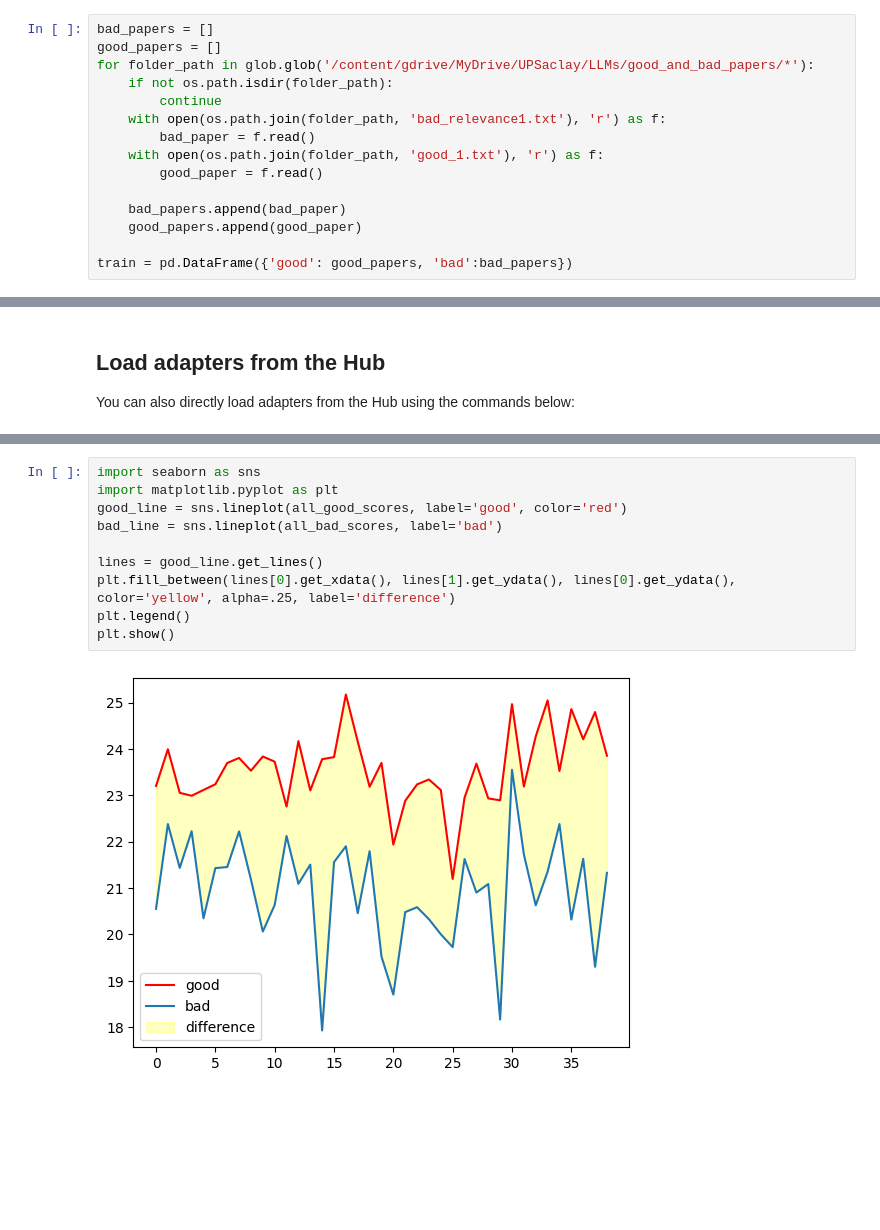
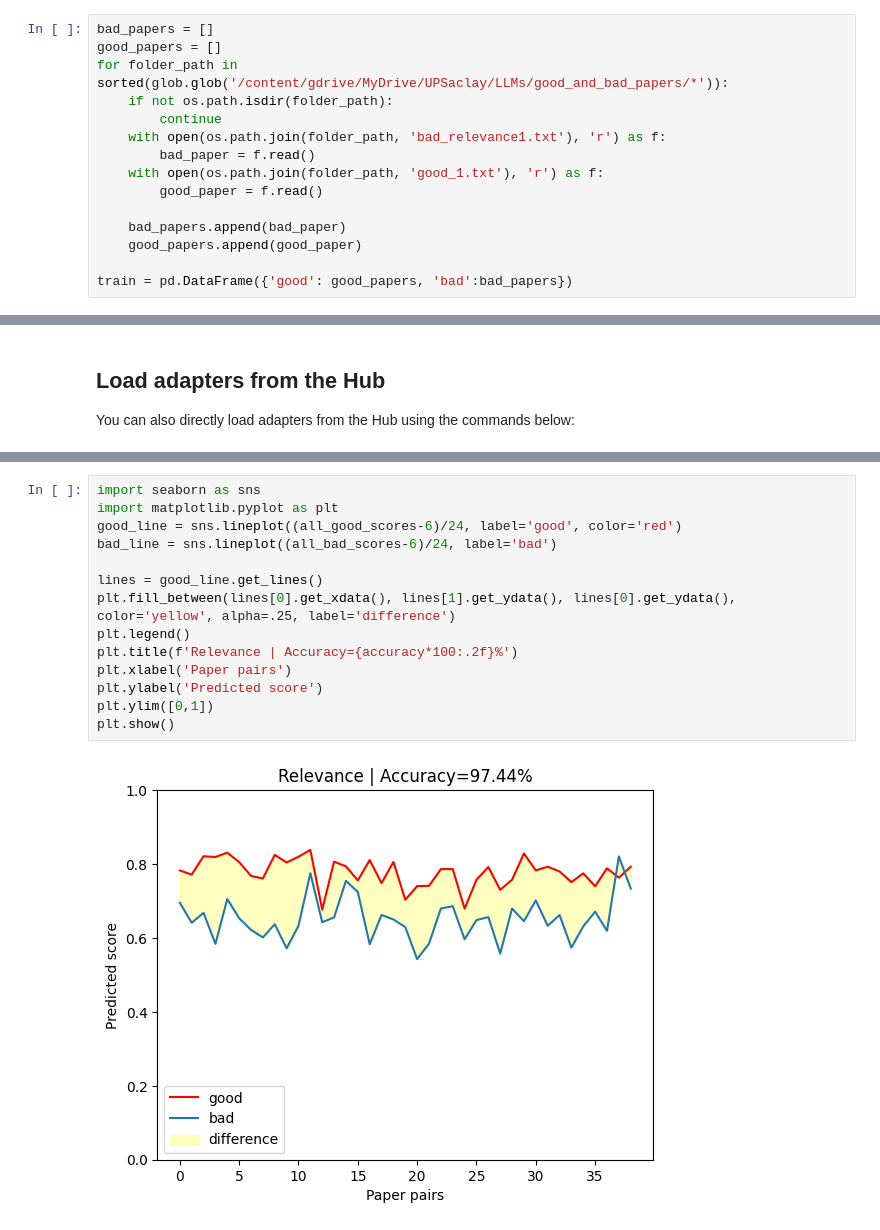
Before and after one commit to ktgiahieu/visibleBinSceneMaker, a Jupyter notebook: experiments/p_tuning/P_Tuning_on_GoodBadPapers_Relevance.ipynb, the cells around one changed output, grey strips where cells are left out. Cells and saved outputs as stored; diff of their text form; blank space fills up the shorter version.

```diff
--- a/experiments/p_tuning/P_Tuning_on_GoodBadPapers_Relevance.ipynb
+++ b/experiments/p_tuning/P_Tuning_on_GoodBadPapers_Relevance.ipynb
@@ -79,7 +79,7 @@ peft_config = PromptEncoderConfig(task_type="SEQ_CLS", num_virtual_tokens=20, en
 # %%
 bad_papers = []
 good_papers = []
-for folder_path in glob.glob('/content/gdrive/MyDrive/UPSaclay/LLMs/good_and_bad_papers/*'):
+for folder_path in sorted(glob.glob('/content/gdrive/MyDrive/UPSaclay/LLMs/good_and_bad_papers/*')):
     if not os.path.isdir(folder_path):
         continue
     with open(os.path.join(folder_path, 'bad_relevance1.txt'), 'r') as f:
@@ -366,12 +366,16 @@ accuracy: 1.00
 # %%
 import seaborn as sns
 import matplotlib.pyplot as plt
-good_line = sns.lineplot(all_good_scores, label='good', color='red')
-bad_line = sns.lineplot(all_bad_scores, label='bad')
+good_line = sns.lineplot((all_good_scores-6)/24, label='good', color='red')
+bad_line = sns.lineplot((all_bad_scores-6)/24, label='bad')
 
 lines = good_line.get_lines()
 plt.fill_between(lines[0].get_xdata(), lines[1].get_ydata(), lines[0].get_ydata(), color='yellow', alpha=.25, label='difference')
 plt.legend()
+plt.title(f'Relevance | Accuracy={accuracy*100:.2f}%')
+plt.xlabel('Paper pairs')
+plt.ylabel('Predicted score')
+plt.ylim([0,1])
 plt.show()
 # %% [output]
-[figure, old version]
+[figure, new version]
```
Also changed, not shown: parts of 7 cells of this notebook.
